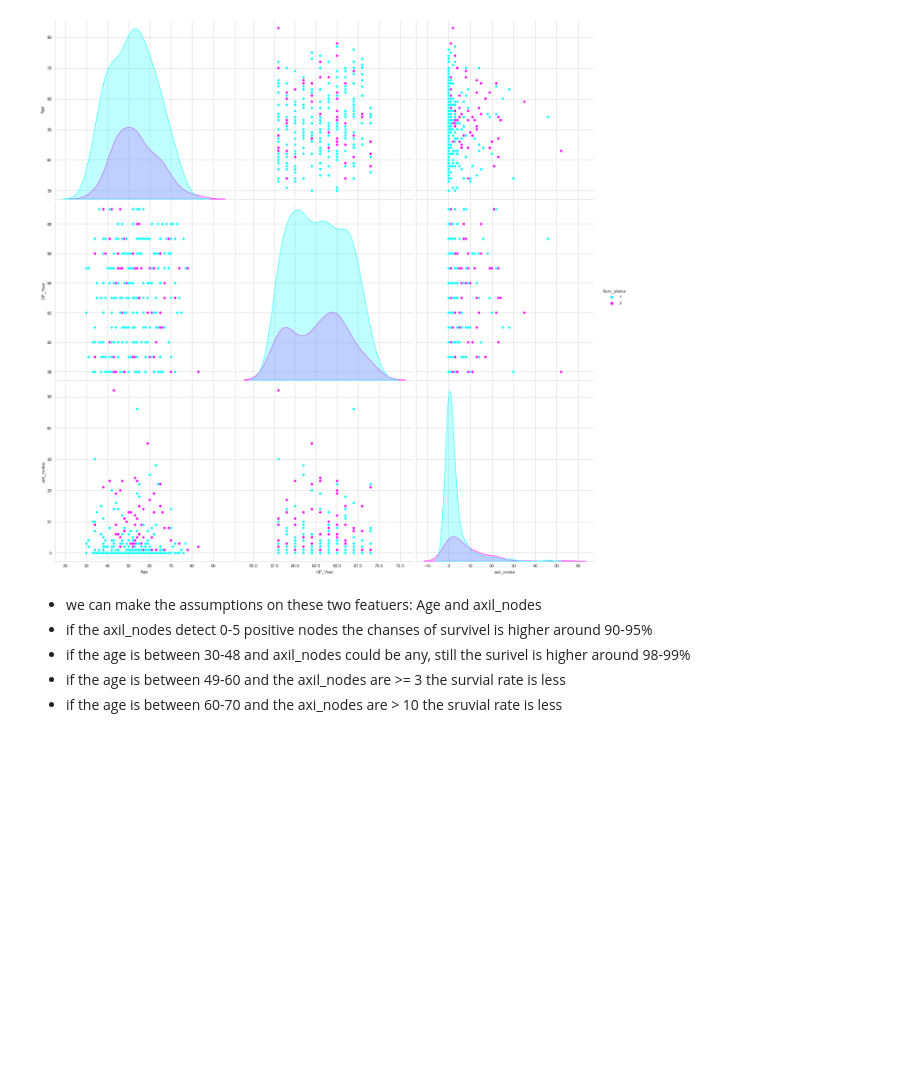
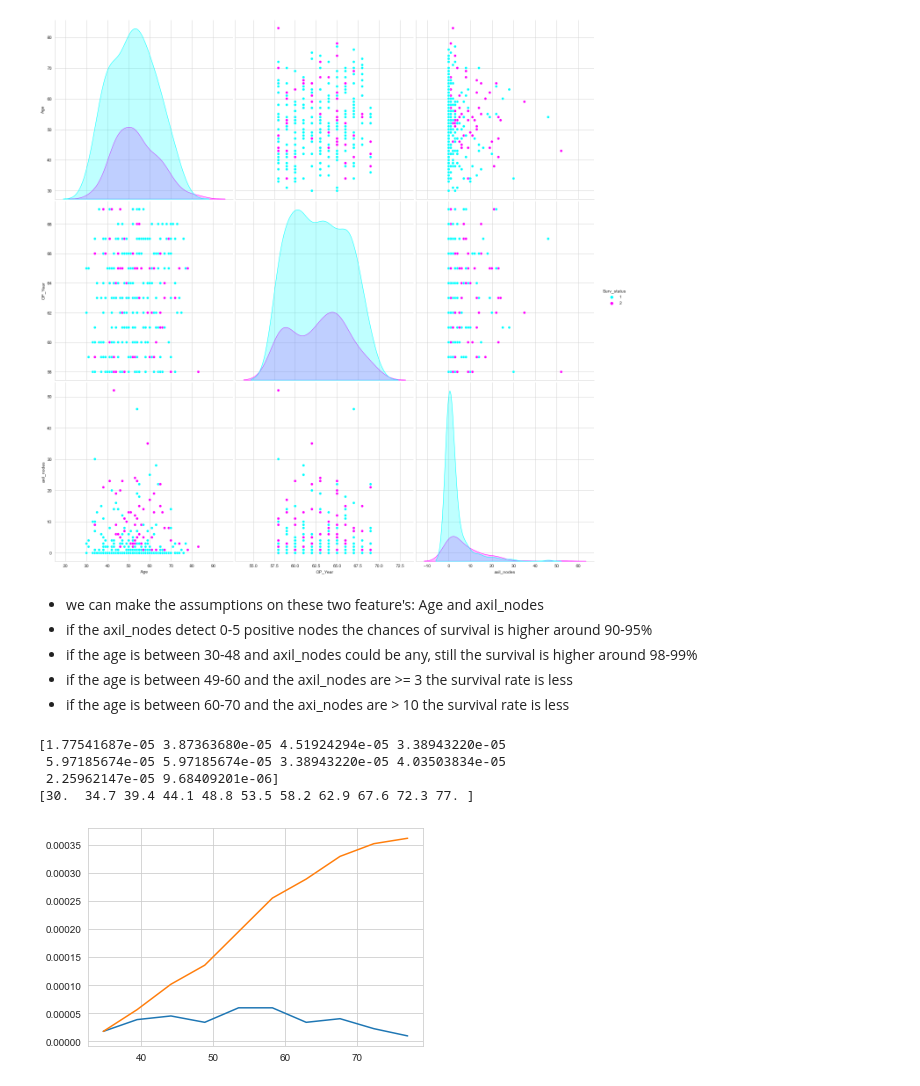
Before and after one commit to zubairfarahi/Data-Analysis, a Jupyter notebook: Haberman/haberman.ipynb, the cells around one changed output. Drawn from its saved outputs; the diff is of its cells as text; code cells hidden in the pictures; blank space fills up the shorter version.

```diff
--- a/Haberman/haberman.ipynb
+++ b/Haberman/haberman.ipynb
@@ -123,8 +123,23 @@ plt.show()
 # %% [output]
 [figure]
 # %% [markdown]
-- we can make the assumptions on these two featuers: Age and axil_nodes
-- if the axil_nodes detect 0-5 positive nodes the chanses of survivel is higher around 90-95%
-- if the age is between 30-48 and axil_nodes could be any, still the surivel is higher around 98-99%
-- if the age is between 49-60 and the axil_nodes are >= 3 the survial rate is less
-- if the age is between 60-70 and the axi_nodes are > 10 the sruvial rate is less
+- we can make the assumptions on these two feature's: Age and axil_nodes
+- if the axil_nodes detect 0-5 positive nodes the chances of survival is higher around 90-95%
+- if the age is between 30-48 and axil_nodes could be any, still the survival is higher around 98-99%
+- if the age is between 49-60 and the axil_nodes are >= 3 the survival rate is less
+- if the age is between 60-70 and the axi_nodes are > 10 the survival rate is less
+# %%
+counts, bin_edges = np.histogram(safe_p["Age"], bins=10, density=True)
+pdf = counts/sum(bin_edges)
+print(pdf)
+print(bin_edges)
+cdf = np.cumsum(pdf)
+plt.plot(bin_edges[1:],pdf)
+plt.plot(bin_edges[1:],cdf)
+plt.show()
+# %% [output]
+[1.77541687e-05 3.87363680e-05 4.51924294e-05 3.38943220e-05
+ 5.97185674e-05 5.97185674e-05 3.38943220e-05 4.03503834e-05
+ 2.25962147e-05 9.68409201e-06]
+[30.  34.7 39.4 44.1 48.8 53.5 58.2 62.9 67.6 72.3 77. ]
+[figure, added]
```
Also changed, not shown: parts of 3 cells of this notebook.
